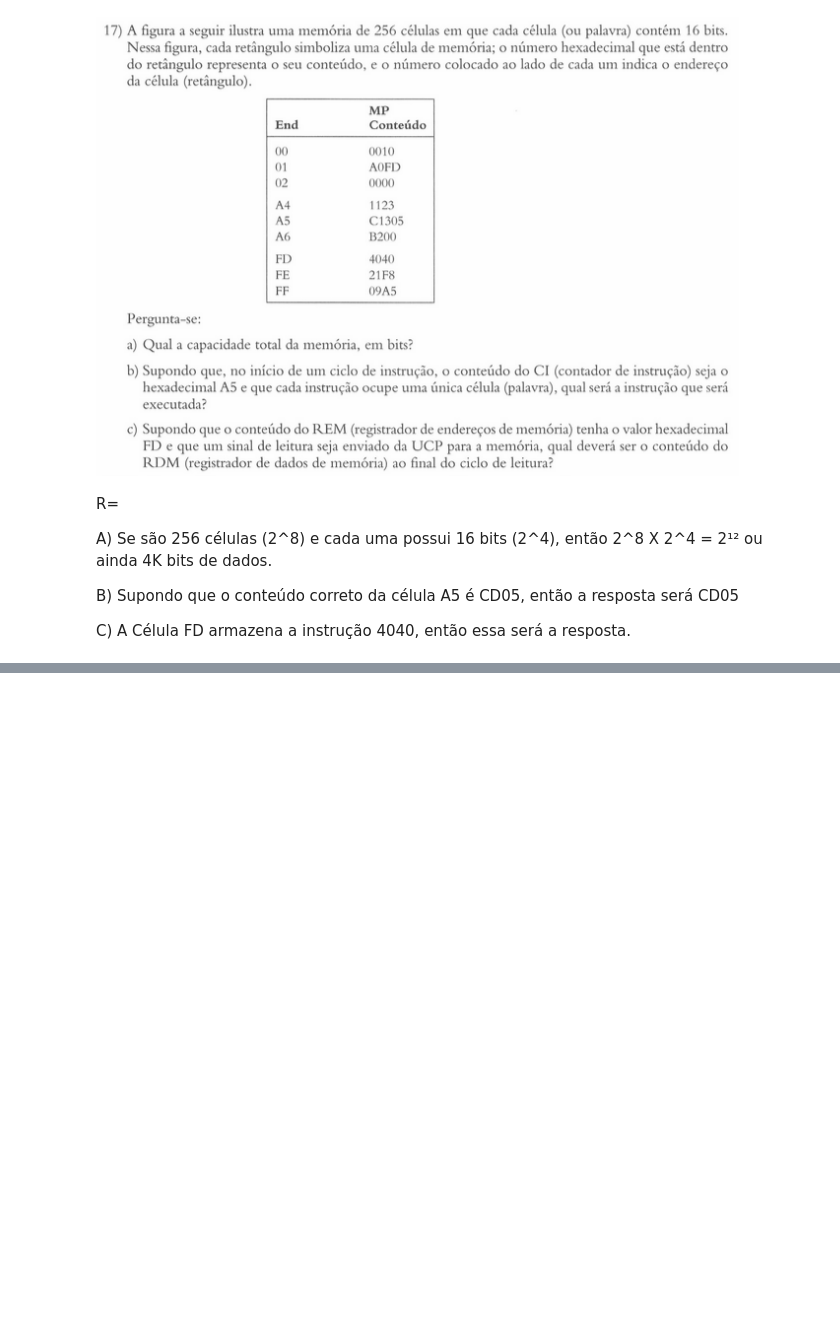
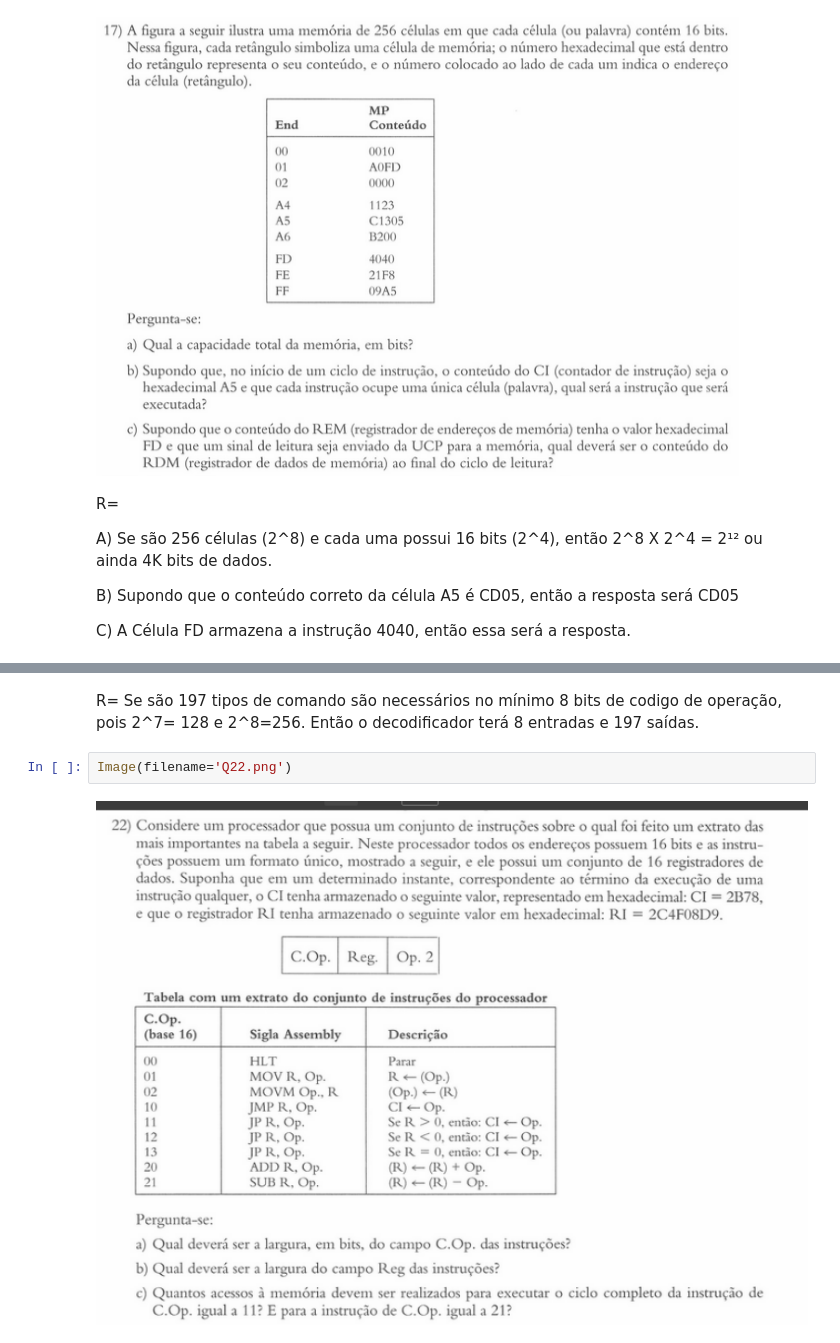
Before and after one commit to DavidGBUF/Atividade-Processadores, a Jupyter notebook: Exercicios Processador.ipynb, the cells around one changed output, grey strips where cells are left out. Drawn from its saved outputs; the diff is of its cells as text; blank space fills up the shorter version.

```diff
--- a/Exercicios Processador.ipynb
+++ b/Exercicios Processador.ipynb
@@ -132,0 +156,6 @@ C) A Célula FD armazena a instrução 4040, então essa será a resposta.
+# %% [markdown]
+R= Se são 197 tipos de comando são necessários no mínimo 8 bits de codigo de operação, pois 2^7= 128 e 2^8=256. Então o decodificador terá 8 entradas e 197 saídas.
+# %%
+Image(filename='Q22.png')
+# %% [output]
+[figure, added]
```
Also changed, not shown: parts of 6 cells of this notebook.
